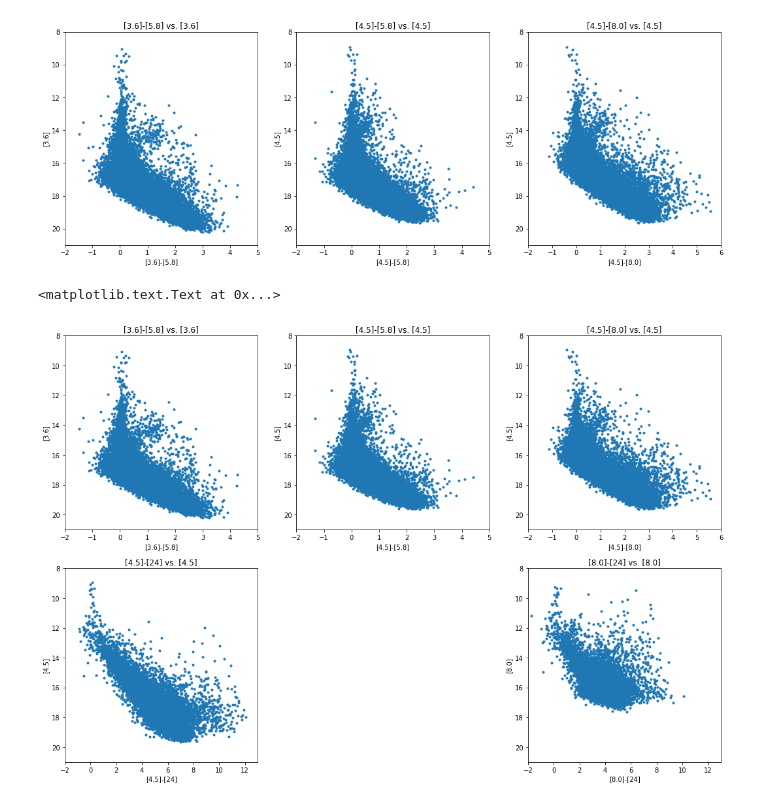
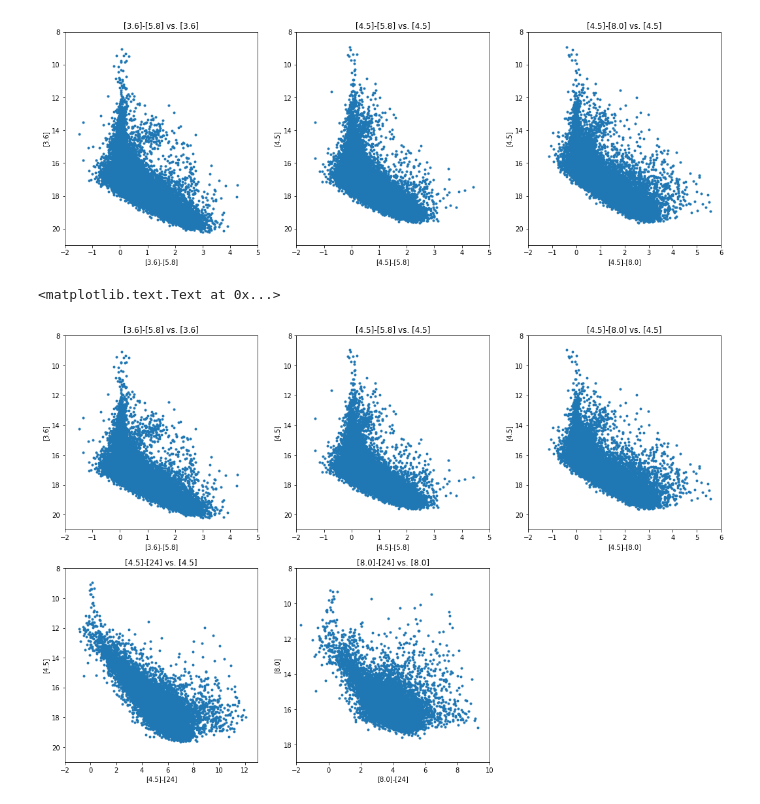
Before and after one commit to oboberg/NGC6822, a Jupyter notebook: CMD_4May2018.ipynb, the cells around one changed output. Cells and saved outputs as stored; diff of their text form; code cells hidden in the pictures.

```diff
--- a/CMD_4May2018.ipynb
+++ b/CMD_4May2018.ipynb
@@ -103,42 +103,42 @@ ax1 = plt.subplot(231)
 ax2 = plt.subplot(232)
 ax3 = plt.subplot(233)
 ax4 = plt.subplot(234)
-ax5 = plt.subplot(236)
+ax5 = plt.subplot(235)
 
 ax1.set_ylim(21.0,8.0)
 ax1.set_xlim(-2.0,5.0)
 ax1.plot(filter_phot_data.threesixMINUSfiveeight,filter_phot_data.k36mag,'.')
 ax1.set_ylabel('[3.6]')
 ax1.set_xlabel('[3.6]-[5.8]')
 ax1.set_title('[3.6]-[5.8] vs. [3.6]')
 
 ax2.set_ylim(21.0,8.0)
 ax2.set_xlim(-2.0,5.0)
 ax2.plot(filter_phot_data.fourfiveMINUSfiveeight,filter_phot_data.k45mag,'.')
 ax2.set_ylabel('[4.5]')
 ax2.set_xlabel('[4.5]-[5.8]')
 ax2.set_title('[4.5]-[5.8] vs. [4.5]')
 
 ax3.set_ylim(21.0,8.0)
 ax3.set_xlim(-2.0,6.0)
 ax3.plot(filter_phot_data.fourfiveMINUSeightzero,filter_phot_data.k45mag,'.')
 ax3.set_ylabel('[4.5]')
 ax3.set_xlabel('[4.5]-[8.0]')
 ax3.set_title('[4.5]-[8.0] vs. [4.5]')
 
 ax4.set_ylim(21.0,8.0)
 ax4.set_xlim(-2.0,13.0)
 ax4.plot(filter_phot_data.fourfiveMINUStwentyfour,filter_phot_data.k45mag,'.')
 ax4.set_ylabel('[4.5]')
 ax4.set_xlabel('[4.5]-[24]')
 ax4.set_title('[4.5]-[24] vs. [4.5]')
 
-ax5.set_ylim(21.0,8.0)
-ax6.set_xlim(-2.0,13.0)
-ax6.plot(filter_phot_data.eightzeroMINUStwentyfour,filter_phot_data.k80mag,'.')
-ax6.set_ylabel('[8.0]')
-ax6.set_xlabel('[8.0]-[24]')
-ax6.set_title('[8.0]-[24] vs. [8.0]')
+ax5.set_ylim(19.0,8.0)
+ax5.set_xlim(-2.0,10.0)
+ax5.plot(filter_phot_data.eightzeroMINUStwentyfour,filter_phot_data.k80mag,'.')
+ax5.set_ylabel('[8.0]')
+ax5.set_xlabel('[8.0]-[24]')
+ax5.set_title('[8.0]-[24] vs. [8.0]')
 # %% [output]
 <matplotlib.text.Text at 0x...>
-[figure, old version]
+[figure, new version]
```
